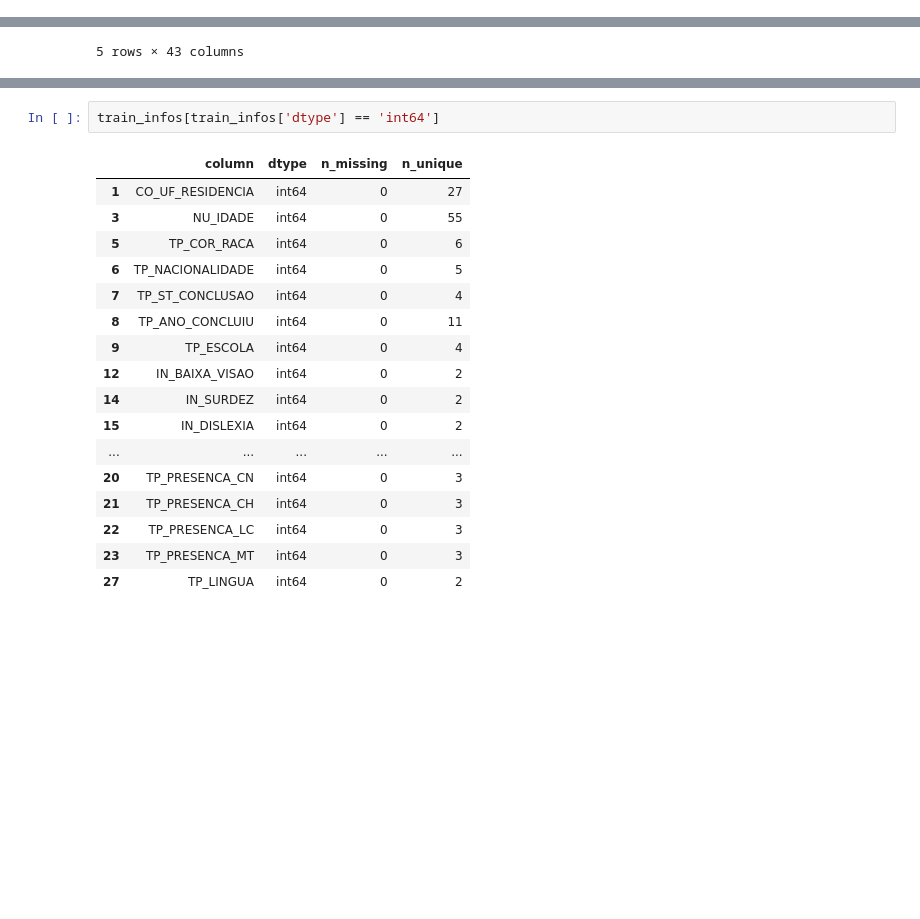
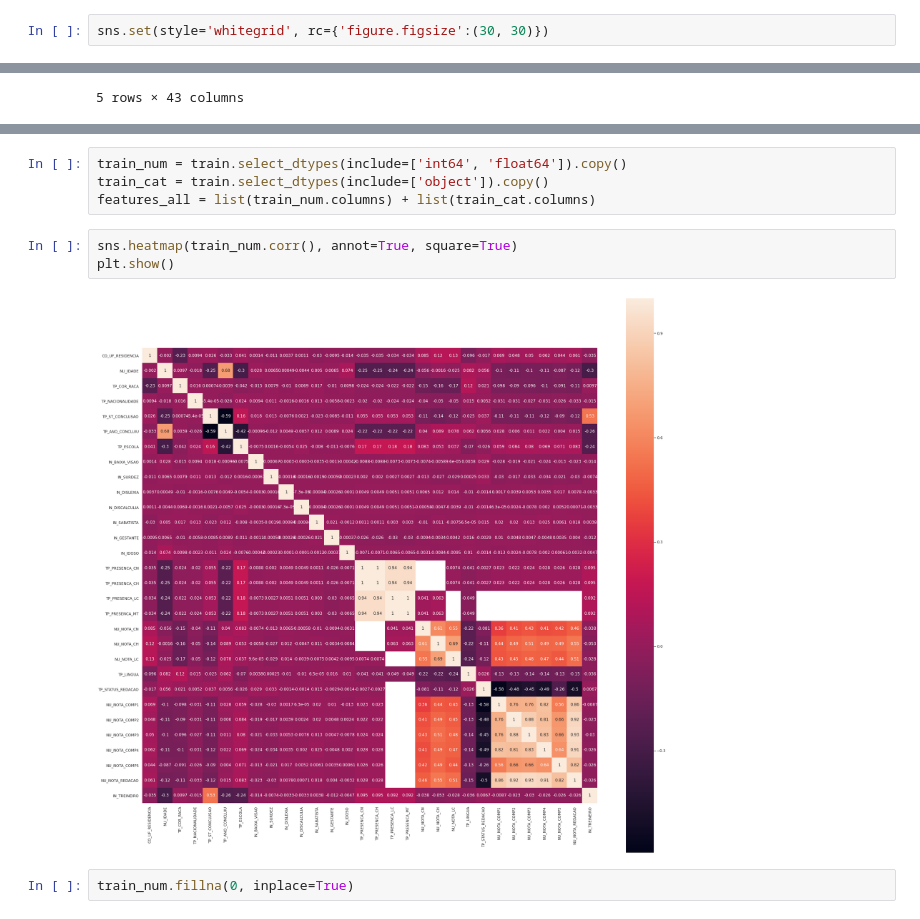
Before and after one commit to brunocmartins/aceleradev-data-science, a Jupyter notebook: enem-4/main.ipynb, the cells around one changed output, grey strips where cells are left out. Saved outputs shown, nothing was run; the diff lists cells and outputs as text; blank space fills up the shorter version.

```diff
--- a/enem-4/main.ipynb
+++ b/enem-4/main.ipynb
@@ -7,3 +13,5 @@ from sklearn.model_selection import train_test_split
+# %%
+sns.set(style='whitegrid', rc={'figure.figsize':(30, 30)})
 # %%
 train = pd.read_csv('data/train.csv', index_col='Unnamed: 0')
 train.head()
@@ -80,20 +92,11 @@ train_infos[train_infos['dtype'] == 'object']
-# %%
-train_infos[train_infos['dtype'] == 'int64']
-# %% [output]
-|  | column | dtype | n_missing | n_unique |
-| 1 | CO_UF_RESIDENCIA | int64 | 0 | 27 |
-| 3 | NU_IDADE | int64 | 0 | 55 |
-| 5 | TP_COR_RACA | int64 | 0 | 6 |
-| 6 | TP_NACIONALIDADE | int64 | 0 | 5 |
-| 7 | TP_ST_CONCLUSAO | int64 | 0 | 4 |
-| 8 | TP_ANO_CONCLUIU | int64 | 0 | 11 |
-| 9 | TP_ESCOLA | int64 | 0 | 4 |
-| 12 | IN_BAIXA_VISAO | int64 | 0 | 2 |
-| 14 | IN_SURDEZ | int64 | 0 | 2 |
-| 15 | IN_DISLEXIA | int64 | 0 | 2 |
-| ... | ... | ... | ... | ... |
-| 20 | TP_PRESENCA_CN | int64 | 0 | 3 |
-| 21 | TP_PRESENCA_CH | int64 | 0 | 3 |
-| 22 | TP_PRESENCA_LC | int64 | 0 | 3 |
-| 23 | TP_PRESENCA_MT | int64 | 0 | 3 |
-| 27 | TP_LINGUA | int64 | 0 | 2 |
+# %%
+train_num = train.select_dtypes(include=['int64', 'float64']).copy()
+train_cat = train.select_dtypes(include=['object']).copy()
+features_all = list(train_num.columns) + list(train_cat.columns)
+# %%
+sns.heatmap(train_num.corr(), annot=True, square=True)
+plt.show()
+# %% [output]
+[figure, added]
+# %%
+train_num.fillna(0, inplace=True)
```
Also changed, not shown: parts of 35 cells of this notebook, 1 other file.
